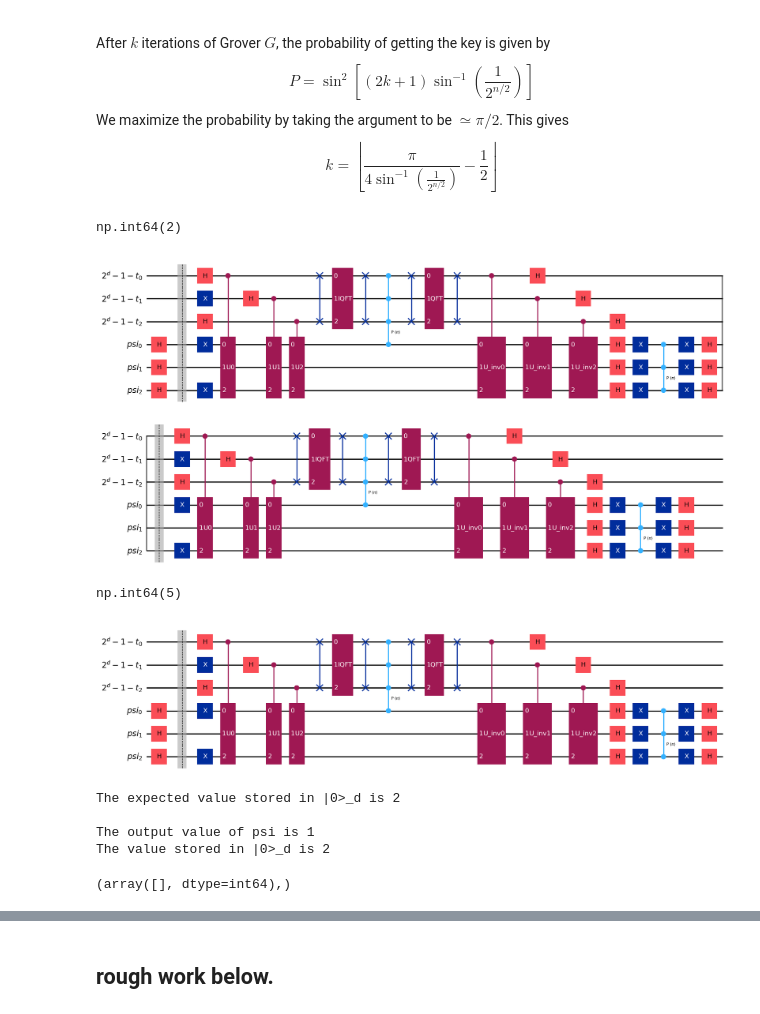
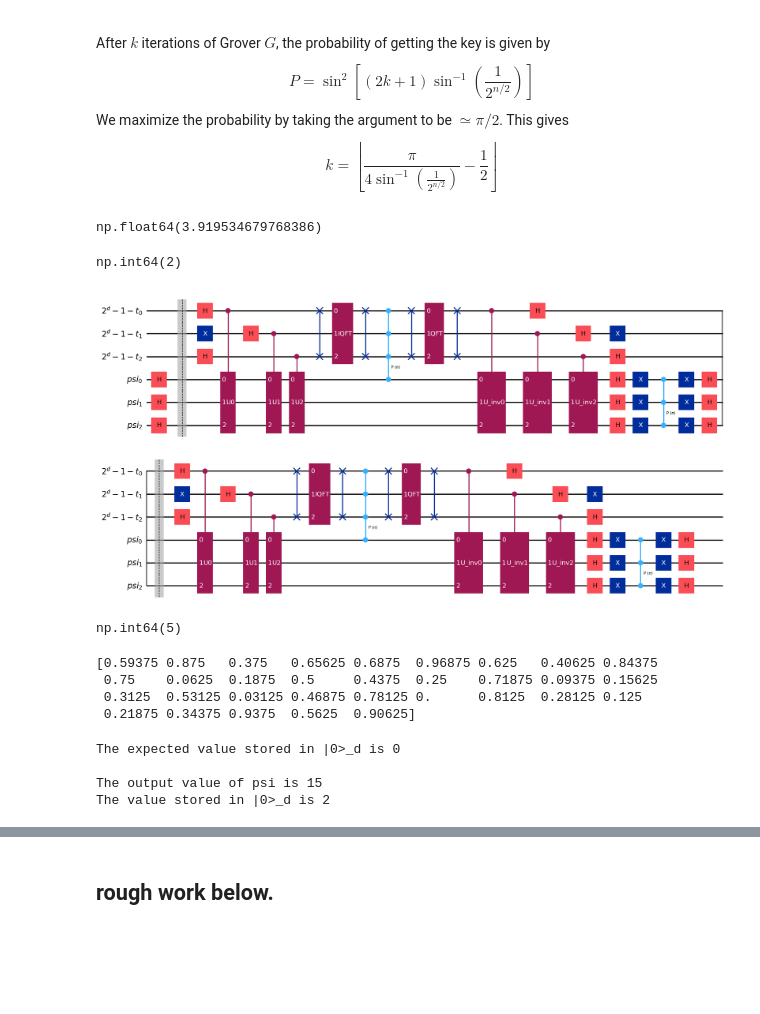
Before and after one commit to pankmunbodh/Quantum-Calculator, a Jupyter notebook: QPE and Grover.ipynb, the cells around one changed output, grey strips where cells are left out. Saved outputs shown, nothing was run; the diff lists cells and outputs as text; code cells hidden in the pictures; blank space fills up the shorter version.

```diff
--- a/QPE and Grover.ipynb
+++ b/QPE and Grover.ipynb
@@ -324,6 +332,9 @@ def U_f(psi,d,n,thetas): # sv_ini is Initial State Vector to feed in to QPE
     qc_qpe_dagger = QPE_dagger(d,n,thetas)
     qc.compose(qc_qpe_dagger, qubits = qr_0[:] + qr_psi[:], inplace=True)
 
+    qc_0_ini_inv = initial_conditions(2**d - 1 - t,qr_0).inverse()
+    qc.compose(qc_0_ini_inv,qubits=qr_0[:],inplace=True)
+
     #bit_str = bit_string_input(t,psi,d,n)
 
     #counter=0
@@ -336,7 +347,8 @@ def U_f(psi,d,n,thetas): # sv_ini is Initial State Vector to feed in to QPE
 
     return qc
 
-psi = 5
+psi = 2
+
 qc = U_f(psi,d,n,thetas)
 qc.draw(output="mpl")
 # %% [output]
@@ -425,7 +461,7 @@ def G(psi,d,n,thetas):
 
     return qc
 
-psi = 5
+#psi = 5
 qc = G(psi,d,n,thetas)
 qc.draw(output="mpl")
 # %% [output]
@@ -440,6 +476,10 @@ We maximize the probability by taking the argument to be $\simeq \pi/2$. This gi
 \begin{equation}
 k = \left \lfloor \frac{\pi}{4 \sin^{-1} \left ( \frac{1}{2^{n/2}} \right )} - \frac{1}{2} \right \rfloor
 \end{equation}
+# %%
+np.pi/(4*np.arcsin(1/(2**(5/2)))) - 1/2
+# %% [output]
+np.float64(3.919534679768386)
 # %%
 def k_iterations(n):
     return np.floor(np.pi/(4*np.arcsin(1/(2**(n/2)))) - 1/2).astype(int)
@@ -470,36 +510,43 @@ def Grover_k(psi,d,n,thetas,k):
     return qc
 # %%
 k=2
-Grover_k(psi,d,n,thetas,k).draw(output="mpl")
+Grover_k(0,d,n,thetas,k).draw(output="mpl")
 # %% [output]
-[figure, old version]
+[figure, new version]
 # %%
 k_iterations(6)
 # %% [output]
 np.int64(5)
+# %%
+d = 5
+n = 5
+thetas = theta_input(d,n)
+print(thetas)
+# %% [output]
+[0.59375 0.875   0.375   0.65625 0.6875  0.96875 0.625   0.40625 0.84375
+ 0.75    0.0625  0.1875  0.5     0.4375  0.25    0.71875 0.09375 0.15625
+ 0.3125  0.53125 0.03125 0.46875 0.78125 0.      0.8125  0.28125 0.125
+ 0.21875 0.34375 0.9375  0.5625  0.90625]
 # %%
-d = 3
-n = 3
-thetas = theta_input(d,n)
 
-k=  k_iterations(n)
-qc = Grover_k(psi,d,n,thetas,k)
-qc.draw(output="mpl")
+
+k= 3 #k_iterations(n)
+qc = Grover_k(0,d,n,thetas,k)
+#qc.draw(output="mpl")
-# %% [output]
-[figure, removed]
 # %%
 sv_fin = Statevector(qc)
 probs = sv_fin.probabilities()
 #n_qubits = sv_fin.num_qubits
-print("The expected value stored in |0>_d is",2**d-1-t)
+print("The expected value stored in |0>_d is",0)#2**d-1-t)
 print("")
 print("The value stored in |0>_d is",num_output(bit_string(np.random.choice(2**(d+n),p=probs),d+n)[::-1],d,n))
 # %% [output]
-The expected value stored in |0>_d is 2
+The expected value stored in |0>_d is 0
 
-The output value of psi is 1
+The output value of psi is 15
 The value stored in |0>_d is 2
 # %%
-np.nonzero(np.round(sv_fin))
+for i in range(len(probs)):
+    if probs[i]>0.1:
+        print(probs[i])
+        print(i)
-# %% [output]
-(array([], dtype=int64),)
```
Also changed, not shown: parts of 7 cells of this notebook.
